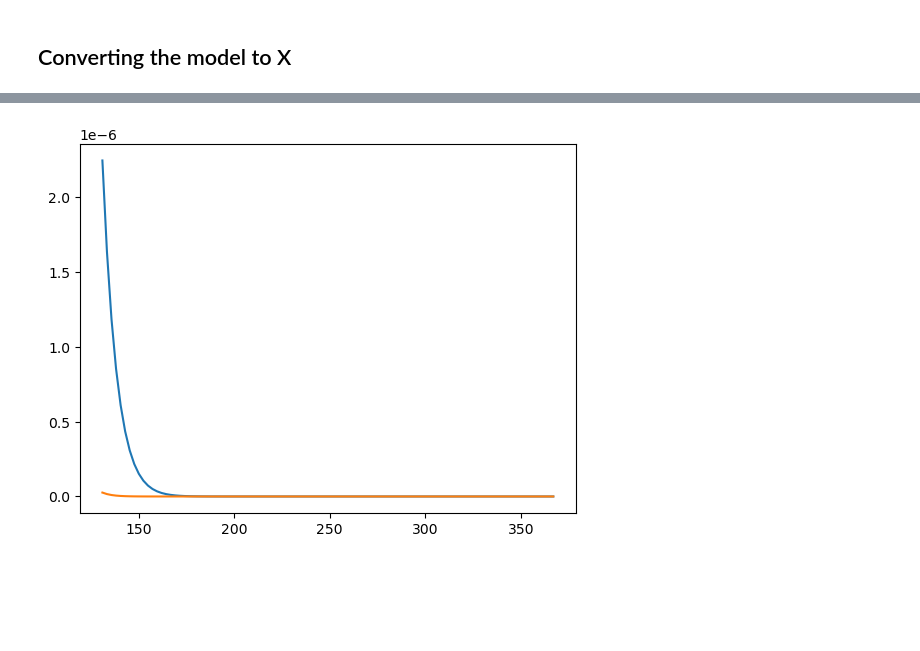
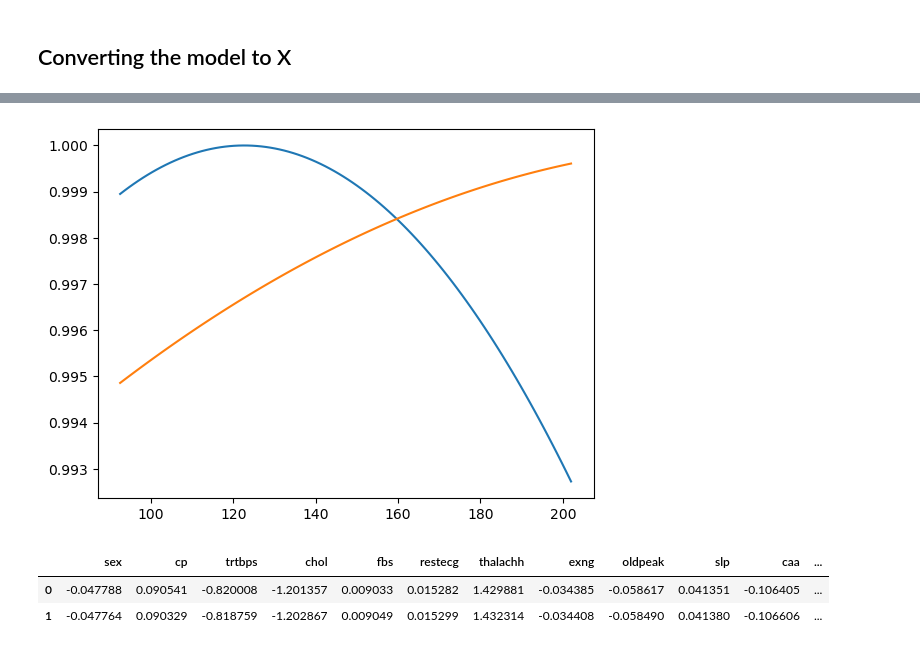
Before and after one commit to AlexGoncalves21/SInts_24, a Jupyter notebook: FinalProject/FuzzyInference.ipynb, the cells around one changed output, grey strips where cells are left out. Drawn from its saved outputs; the diff is of its cells as text; code cells hidden in the pictures; blank space fills up the shorter version.

```diff
--- a/FinalProject/FuzzyInference.ipynb
+++ b/FinalProject/FuzzyInference.ipynb
@@ -135,7 +135,8 @@ def Cluster(nclusters):
     return clust_centers, part_matrix
 # %%
 def gaussian(x, mu, sig):
-    return (1.0 / (np.sqrt(2.0 * np.pi) * sig) * np.exp(-np.power((x - mu) / sig, 2.0) / 2))
+    #return (1.0 / (np.sqrt(2.0 * np.pi) * sig) * np.exp(-np.power((x - mu) / sig, 2.0) / 2))
+    return (np.exp(-np.power((x - mu) / sig, 2.0) / 2))
 # %% [markdown]
 #### Code
 # %%
@@ -255,6 +258,7 @@ def UODtoX(model, stats):
     return uods
 # %%
 class XMF:
+
     def __init__(self, uod, data, mu, sigma):
         self.uod = uod
         self.mean = data.iloc[0,1]
@@ -263,10 +267,10 @@ class XMF:
         self.sigma = sigma
 
     def __call__(self, x):
-        print(self.uod)
-        x = x * self.std + self.mean
-        print(x)
+
+        x = (x - self.mean) / self.std
         x = gaussian(x, self.mu, self.sigma)
+
         return x
 # %%
 def newMFS(model, stats, uods):
@@ -286,9 +290,7 @@ def plotMFs(mfs, var):
     mfs = mfs[var]
     x = np.linspace(mfs[0].uod[0], mfs[0].uod[1], 100)
     for i in range(len(mfs)):
-        mu = mfs[i].mu
-        sig = mfs[i].sigma
-        y = [gaussian(j, mu, sig) for j in x]
+        y = [mfs[i](j) for j in x]
         plt.plot(x, y)
 # %%
 uods = UODtoX(model, stats)
@@ -297,4 +316,10 @@ consequents = FunctionstoX(model, stats)
 # %%
-plotMFs(mfs, 'chol')
+plotMFs(mfs, 'thalachh')
 # %% [output]
-[figure, old version]
+[figure, new version]
+# %%
+consequents
+# %% [output]
+|  | sex | cp | trtbps | chol | fbs | restecg | thalachh | exng | oldpeak | slp | caa | ... |
+| 0 | -0.047788 | 0.090541 | -0.820008 | -1.201357 | 0.009033 | 0.015282 | 1.429881 | -0.034385 | -0.058617 | 0.041351 | -0.106405 | ... |
+| 1 | -0.047764 | 0.090329 | -0.818759 | -1.202867 | 0.009049 | 0.015299 | 1.432314 | -0.034408 | -0.058490 | 0.041380 | -0.106606 | ... |
```
Also changed, not shown: parts of 4 cells of this notebook.
